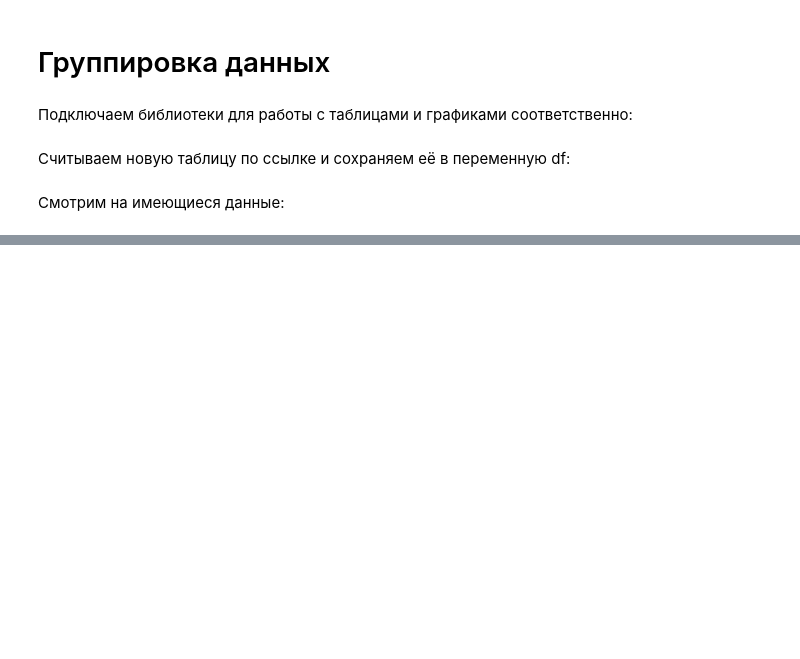
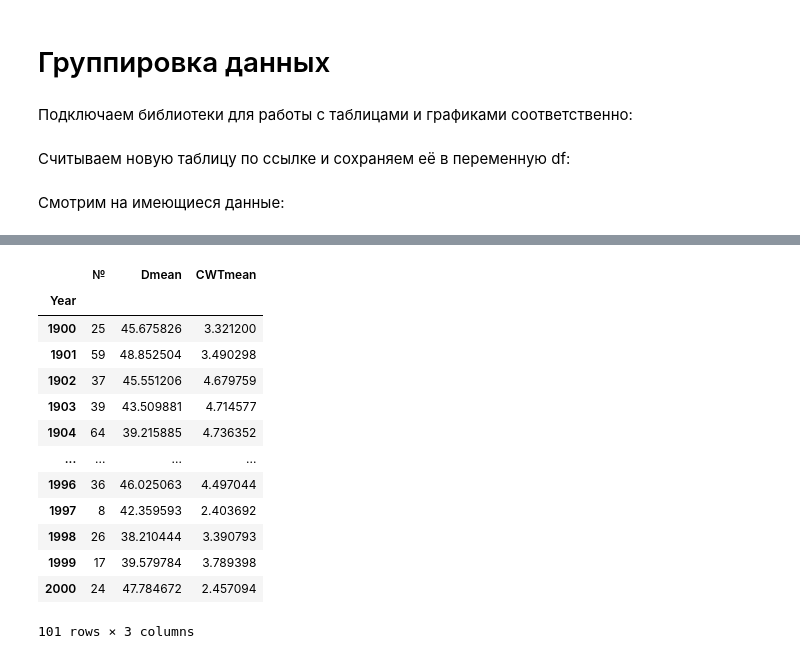
Before and after one commit to mikewellmeansme/biological-statistics-course, a Jupyter notebook: lesson_006.ipynb, the cells around one changed output, grey strips where cells are left out. Cells and saved outputs as stored; diff of their text form; code cells hidden in the pictures; blank space fills up the shorter version.

```diff
--- a/lesson_006.ipynb
+++ b/lesson_006.ipynb
@@ -124,0 +153,17 @@ df.head()
+# %%
+df.groupby('Year').max()
+# %% [output]
+|  | № | Dmean | CWTmean |
+| Year |  |  |  |
+| 1900 | 25 | 45.675826 | 3.321200 |
+| 1901 | 59 | 48.852504 | 3.490298 |
+| 1902 | 37 | 45.551206 | 4.679759 |
+| 1903 | 39 | 43.509881 | 4.714577 |
+| 1904 | 64 | 39.215885 | 4.736352 |
+| ... | ... | ... | ... |
+| 1996 | 36 | 46.025063 | 4.497044 |
+| 1997 | 8 | 42.359593 | 2.403692 |
+| 1998 | 26 | 38.210444 | 3.390793 |
+| 1999 | 17 | 39.579784 | 3.789398 |
+| 2000 | 24 | 47.784672 | 2.457094 |
+101 rows × 3 columns
```
Also changed, not shown: parts of 26 cells of this notebook.
